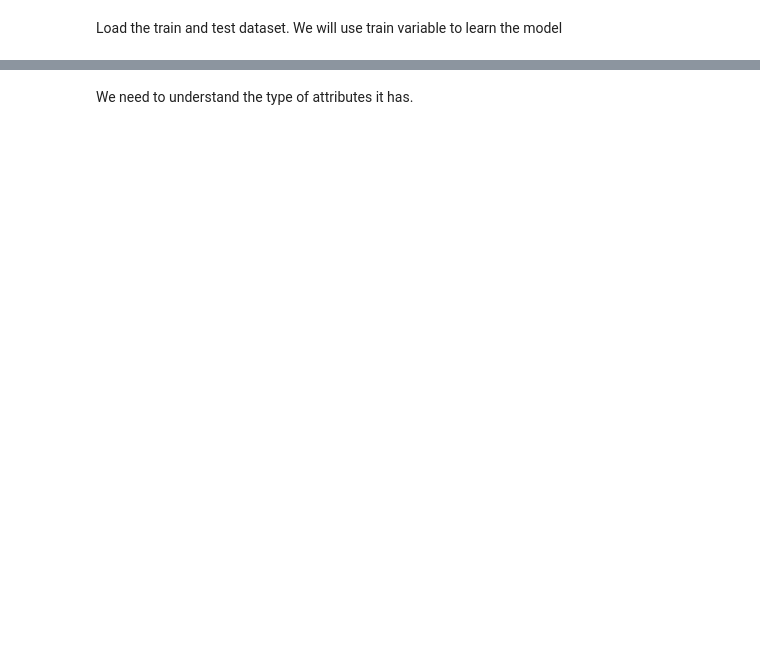
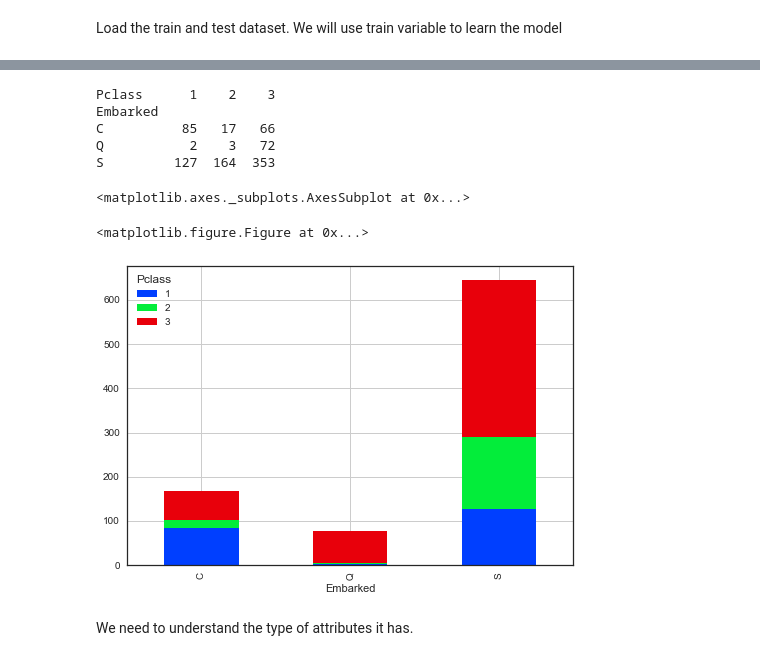
Before and after one commit to Adikhaire/Titanic-Machine-Learning-, a Jupyter notebook: Project_Titanic.ipynb, the cells around one changed output, grey strips where cells are left out. Cells and saved outputs as stored; diff of their text form; code cells hidden in the pictures; blank space fills up the shorter version.

```diff
--- a/Project_Titanic.ipynb
+++ b/Project_Titanic.ipynb
@@ -48,3 +153,17 @@ The shape of the Test set (418, 11)
+# %%
+plt.figure(figsize=(12,12))
+tab = pd.crosstab(index=df_train['Embarked'],columns=df_train['Pclass'])
+print(tab)
+tab.plot(kind='bar',stacked= True,grid=True)
+# %% [output]
+Pclass      1    2    3
+Embarked
+C          85   17   66
+Q           2    3   72
+S         127  164  353
+<matplotlib.axes._subplots.AxesSubplot at 0x...>
+<matplotlib.figure.Figure at 0x...>
+[figure, added]
 # %% [markdown]
 We need to understand the type of attributes it has.
 # %%
```
Also changed, not shown: parts of 21 cells of this notebook.
